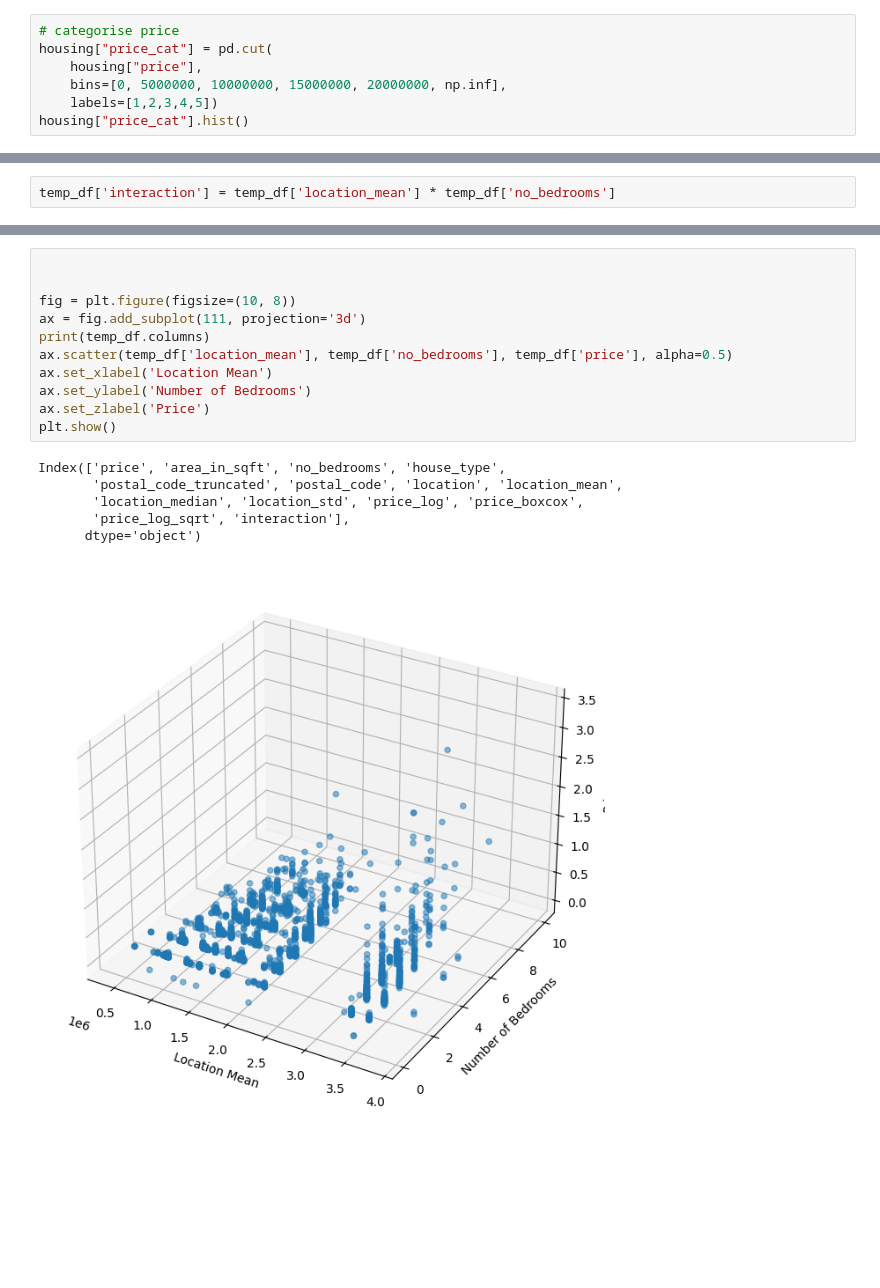
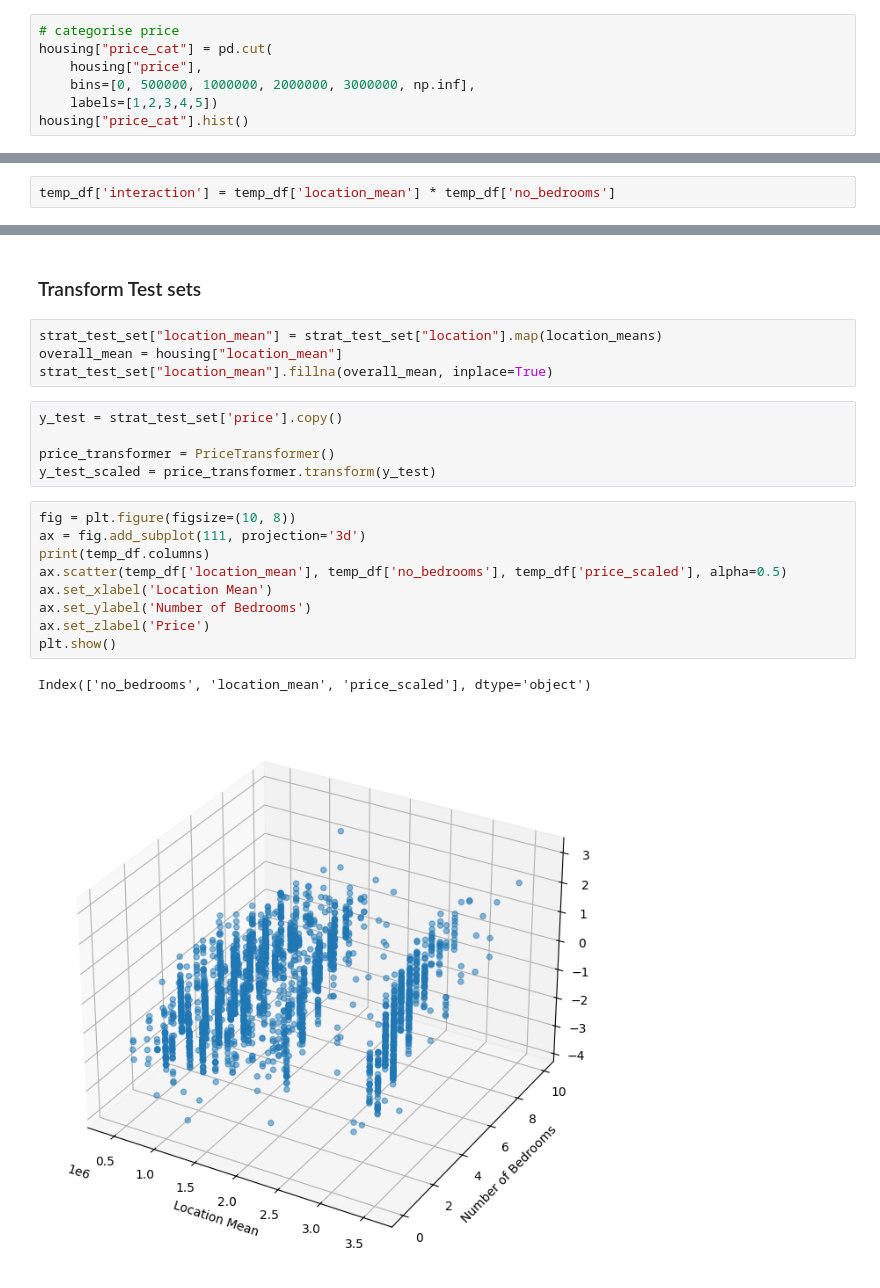
Before and after one commit to jee3153/london_housing_prediction, a Jupyter notebook: london_housing.ipynb, the cells around one changed output, grey strips where cells are left out. Drawn from its saved outputs; the diff is of its cells as text; blank space fills up the shorter version.

Commit message:
train model & transform test set

```diff
--- a/london_housing.ipynb
+++ b/london_housing.ipynb
@@ -111,7 +113,7 @@ Stratified split requires categorizing of the dataset, to split the ranges of pr
 # categorise price
 housing["price_cat"] = pd.cut(
     housing["price"],
-    bins=[0, 5000000, 10000000, 15000000, 20000000, np.inf],
+    bins=[0, 500000, 1000000, 2000000, 3000000, np.inf],
     labels=[1,2,3,4,5])
 housing["price_cat"].hist()
 # %% [output]
@@ -568,18 +633,23 @@ temp_df['interaction'] = temp_df['location_mean'] * temp_df['no_bedrooms']
+# %% [markdown]
+### Transform Test sets
+# %%
+strat_test_set["location_mean"] = strat_test_set["location"].map(location_means)
+overall_mean = housing["location_mean"]
+strat_test_set["location_mean"].fillna(overall_mean, inplace=True)
+# %%
+y_test = strat_test_set['price'].copy()
+
+price_transformer = PriceTransformer()
+y_test_scaled = price_transformer.transform(y_test)
 # %%
-
-
 fig = plt.figure(figsize=(10, 8))
 ax = fig.add_subplot(111, projection='3d')
 print(temp_df.columns)
-ax.scatter(temp_df['location_mean'], temp_df['no_bedrooms'], temp_df['price'], alpha=0.5)
+ax.scatter(temp_df['location_mean'], temp_df['no_bedrooms'], temp_df['price_scaled'], alpha=0.5)
 ax.set_xlabel('Location Mean')
 ax.set_ylabel('Number of Bedrooms')
 ax.set_zlabel('Price')
 plt.show()
 # %% [output]
-Index(['price', 'area_in_sqft', 'no_bedrooms', 'house_type',
-       'postal_code_truncated', 'postal_code', 'location', 'location_mean',
-       'location_median', 'location_std', 'price_log', 'price_boxcox',
-       'price_log_sqrt', 'interaction'],
-      dtype='object')
+Index(['no_bedrooms', 'location_mean', 'price_scaled'], dtype='object')
-[figure, old version]
+[figure, new version]
```
Also changed, not shown: parts of 30 cells of this notebook.
